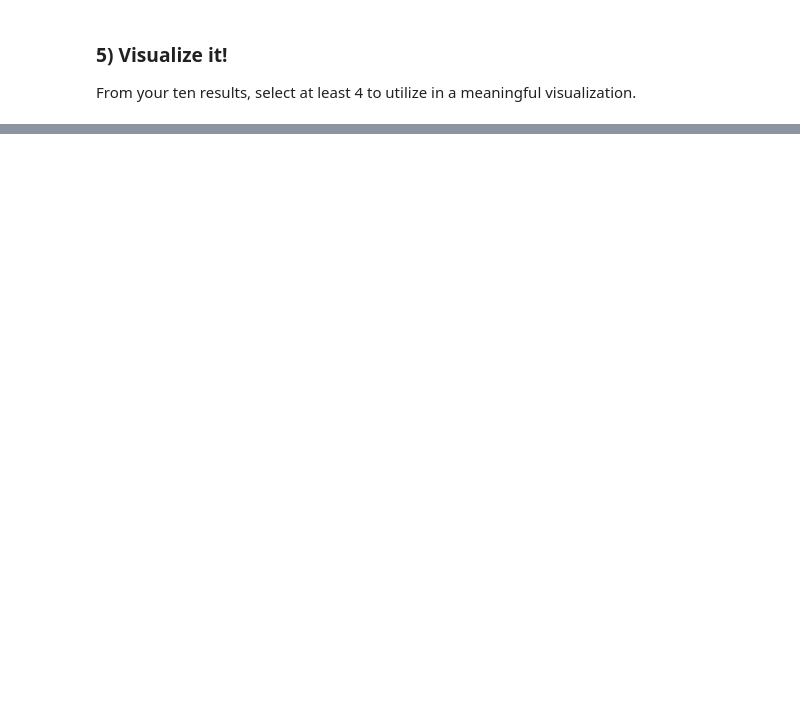
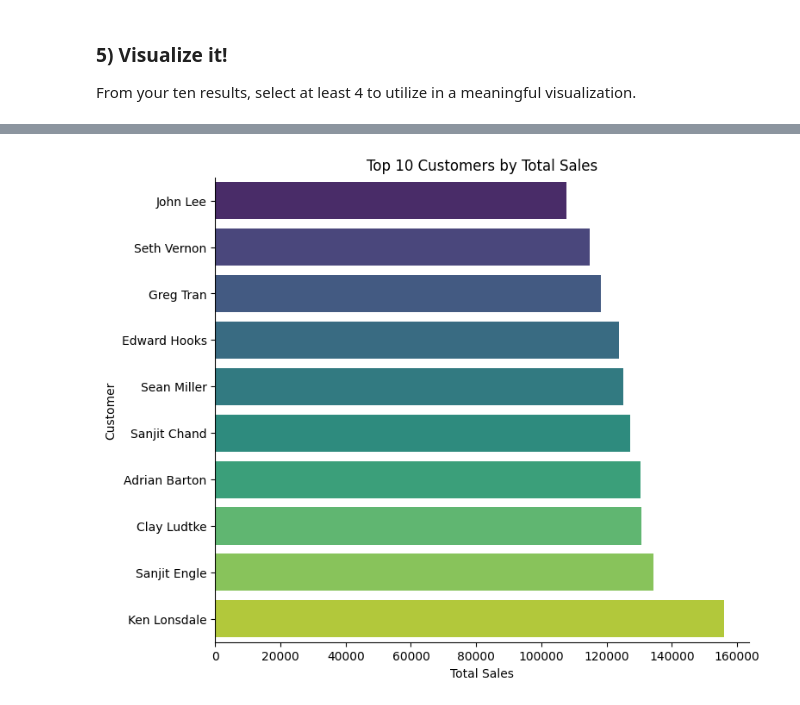
Before and after one commit to ckongshaug87/DataAnalysisModule3, a Jupyter notebook: Week4/notebooks/superstore_sales_workflow.ipynb, the cells around one changed output, grey strips where cells are left out. Drawn from its saved outputs; the diff is of its cells as text; code cells hidden in the pictures; blank space fills up the shorter version.

```diff
--- a/Week4/notebooks/superstore_sales_workflow.ipynb
+++ b/Week4/notebooks/superstore_sales_workflow.ipynb
@@ -201,0 +187,12 @@ FROM sales
+# %%
+query2 = """ SELECT
+    c.customer_id,
+    c.customer_name,
+    SUM(sales) AS total_sales
+from customers c join orders o ON c.customer_id = o.customer_id
+join order_details od on o.order_id = od.order_id
+group by c.customer_id, c.customer_name
+order by total_sales desc
+limit 10"""
+result2 = pd.read_sql(query2, conn)
+result2
@@ -280,0 +472,20 @@ plt.show()
+# %%
+# visualization four code here
+df = pd.read_sql_query(query2, conn)
+df = df.sort_values("total_sales", ascending=True)
+plt.figure(figsize=(8, 7))
+sns.barplot(
+    data=df,
+    y="customer_name",
+    x="total_sales",
+    palette="viridis",
+    hue="customer_name"
+)
+
+plt.title("Top 10 Customers by Total Sales")
+plt.xlabel("Total Sales")
+plt.ylabel("Customer")
+sns.despine()
+plt.show()
+# %% [output]
+[figure, added]
```
Also changed, not shown: parts of 26 cells of this notebook.
